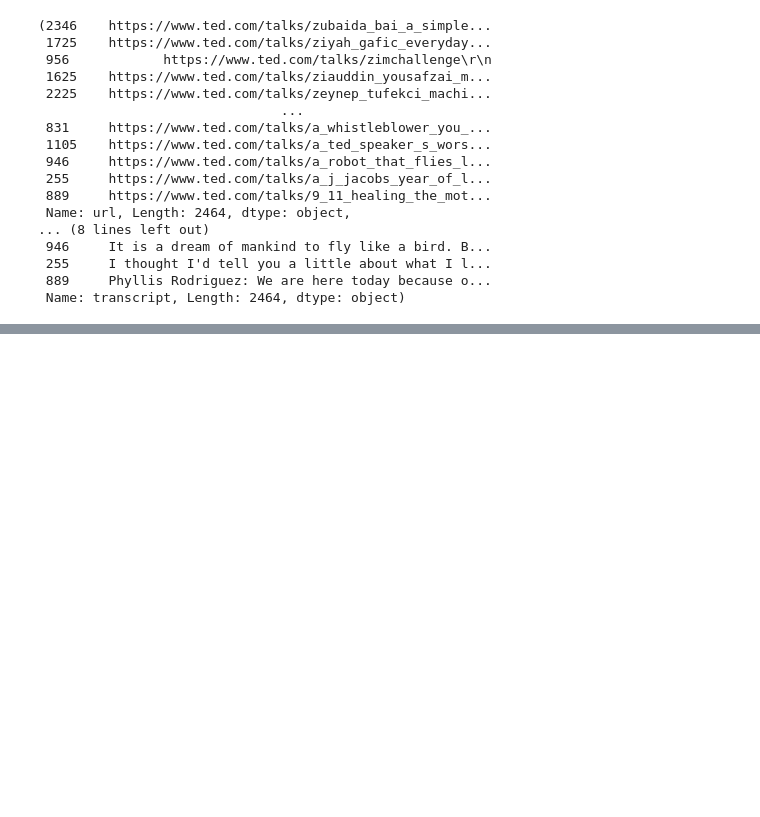
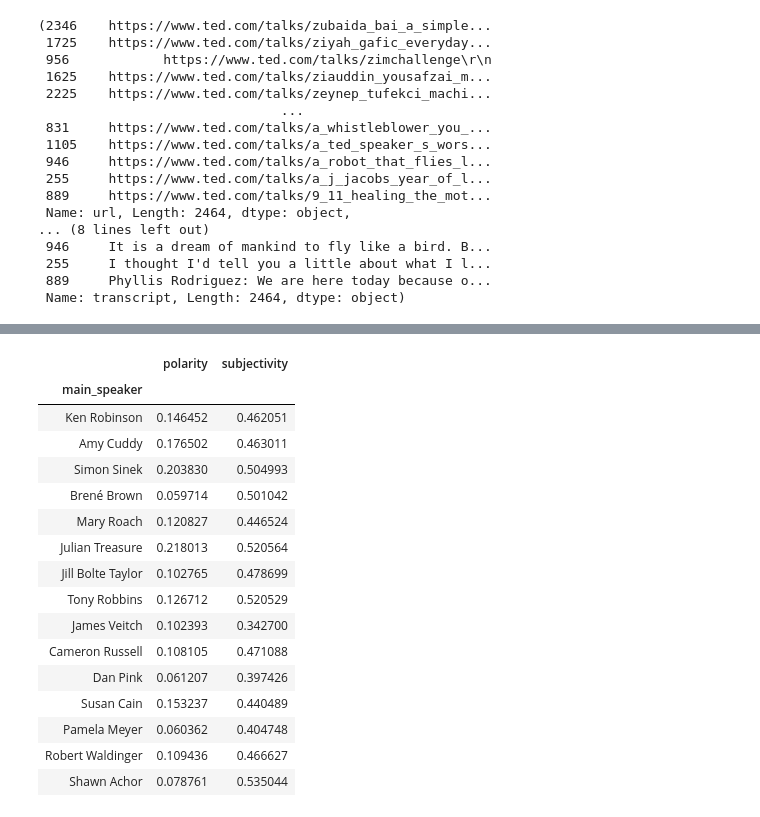
Before and after one commit to Avisikta-Majumdar/TedTalksAnalysis, a Jupyter notebook: sentiment analysis of transcript.ipynb, the cells around one changed output, grey strips where cells are left out. Cells and saved outputs as stored; diff of their text form; code cells hidden in the pictures; blank space fills up the shorter version.

```diff
--- a/sentiment analysis of transcript.ipynb
+++ b/sentiment analysis of transcript.ipynb
@@ -417,0 +443,22 @@ sns.barplot(x='speaker', y='views', data=pop_talks)
+# %%
+sentiment = result[['polarity','subjectivity', 'main_speaker']]
+sentiment = sentiment.set_index("main_speaker")
+sentiment
+# %% [output]
+|  | polarity | subjectivity |
+| main_speaker |  |  |
+| Ken Robinson | 0.146452 | 0.462051 |
+| Amy Cuddy | 0.176502 | 0.463011 |
+| Simon Sinek | 0.203830 | 0.504993 |
+| Brené Brown | 0.059714 | 0.501042 |
+| Mary Roach | 0.120827 | 0.446524 |
+| Julian Treasure | 0.218013 | 0.520564 |
+| Jill Bolte Taylor | 0.102765 | 0.478699 |
+| Tony Robbins | 0.126712 | 0.520529 |
+| James Veitch | 0.102393 | 0.342700 |
+| Cameron Russell | 0.108105 | 0.471088 |
+| Dan Pink | 0.061207 | 0.397426 |
+| Susan Cain | 0.153237 | 0.440489 |
+| Pamela Meyer | 0.060362 | 0.404748 |
+| Robert Waldinger | 0.109436 | 0.466627 |
+| Shawn Achor | 0.078761 | 0.535044 |
```
Also changed, not shown: parts of 2 cells of this notebook.
